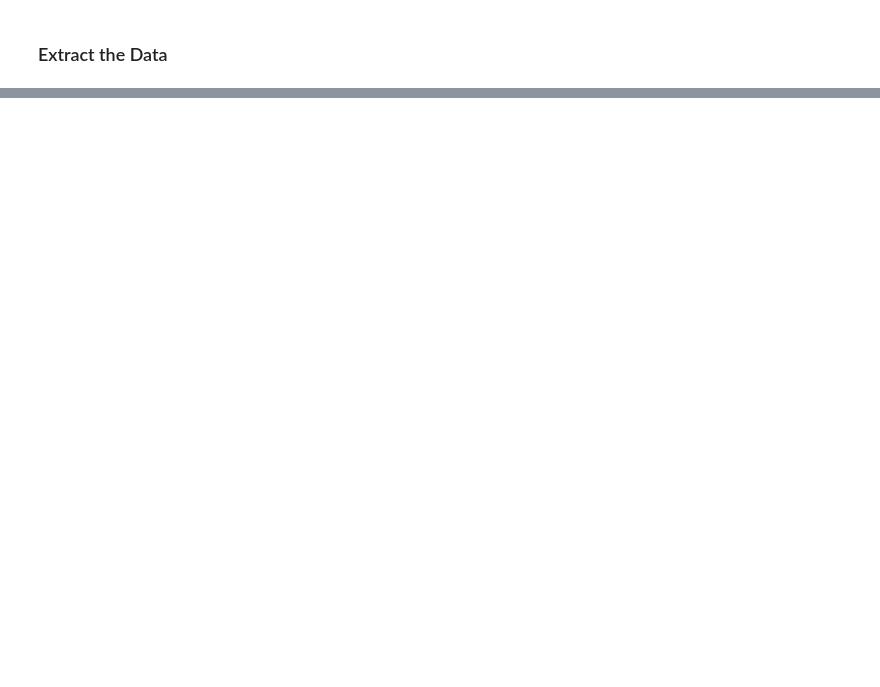
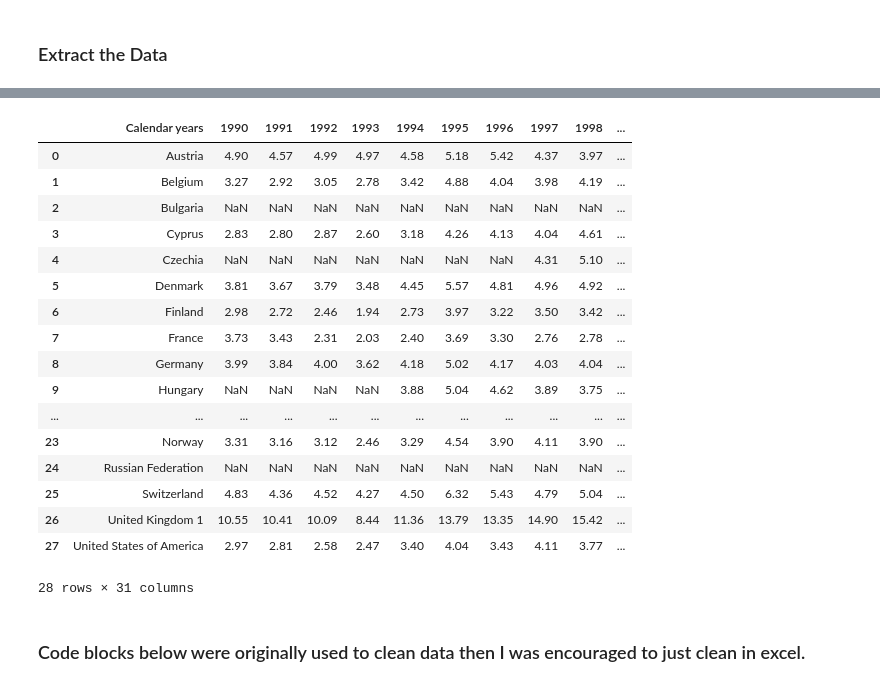
Before and after one commit to SandraBotica/Project-3, a Jupyter notebook: coffee_data.ipynb, the cells around one changed output, grey strips where cells are left out. Saved outputs shown, nothing was run; the diff lists cells and outputs as text; code cells hidden in the pictures; blank space fills up the shorter version.

```diff
--- a/coffee_data.ipynb
+++ b/coffee_data.ipynb
@@ -8,0 +128,24 @@ pd.set_option('max_colwidth', 400)
+# %%
+# Read the 'Retail prices of roasted coffee in selected importing countries' data into a Pandas DataFrame
+retail_prices_df = pd.read_excel(r'cleaned_resources/Retail_prices.xlsx', engine='openpyxl')
+retail_prices_df = retail_prices_df.drop(labels=[28,29,30, 31,32,33,34,35,36,37,38,39], axis =0)
+retail_prices_df
+# %% [output]
+|  | Calendar years | 1990 | 1991 | 1992 | 1993 | 1994 | 1995 | 1996 | 1997 | 1998 | ... |
+| 0 | Austria | 4.90 | 4.57 | 4.99 | 4.97 | 4.58 | 5.18 | 5.42 | 4.37 | 3.97 | ... |
+| 1 | Belgium | 3.27 | 2.92 | 3.05 | 2.78 | 3.42 | 4.88 | 4.04 | 3.98 | 4.19 | ... |
+| 2 | Bulgaria | NaN | NaN | NaN | NaN | NaN | NaN | NaN | NaN | NaN | ... |
+| 3 | Cyprus | 2.83 | 2.80 | 2.87 | 2.60 | 3.18 | 4.26 | 4.13 | 4.04 | 4.61 | ... |
+| 4 | Czechia | NaN | NaN | NaN | NaN | NaN | NaN | NaN | 4.31 | 5.10 | ... |
+| 5 | Denmark | 3.81 | 3.67 | 3.79 | 3.48 | 4.45 | 5.57 | 4.81 | 4.96 | 4.92 | ... |
+| 6 | Finland | 2.98 | 2.72 | 2.46 | 1.94 | 2.73 | 3.97 | 3.22 | 3.50 | 3.42 | ... |
+| 7 | France | 3.73 | 3.43 | 2.31 | 2.03 | 2.40 | 3.69 | 3.30 | 2.76 | 2.78 | ... |
+| 8 | Germany | 3.99 | 3.84 | 4.00 | 3.62 | 4.18 | 5.02 | 4.17 | 4.03 | 4.04 | ... |
+| 9 | Hungary | NaN | NaN | NaN | NaN | 3.88 | 5.04 | 4.62 | 3.89 | 3.75 | ... |
+| ... | ... | ... | ... | ... | ... | ... | ... | ... | ... | ... | ... |
+| 23 | Norway | 3.31 | 3.16 | 3.12 | 2.46 | 3.29 | 4.54 | 3.90 | 4.11 | 3.90 | ... |
+| 24 | Russian Federation | NaN | NaN | NaN | NaN | NaN | NaN | NaN | NaN | NaN | ... |
+| 25 | Switzerland | 4.83 | 4.36 | 4.52 | 4.27 | 4.50 | 6.32 | 5.43 | 4.79 | 5.04 | ... |
+| 26 | United Kingdom 1 | 10.55 | 10.41 | 10.09 | 8.44 | 11.36 | 13.79 | 13.35 | 14.90 | 15.42 | ... |
+| 27 | United States of America | 2.97 | 2.81 | 2.58 | 2.47 | 3.40 | 4.04 | 3.43 | 4.11 | 3.77 | ... |
+28 rows × 31 columns
@@ -8,0 +155,2 @@ pd.set_option('max_colwidth', 400)
+# %% [markdown]
+### Code blocks below were originally used to clean data then I was encouraged to just clean in excel.
```
Also changed, not shown: parts of 55 cells of this notebook, 21 other files.
